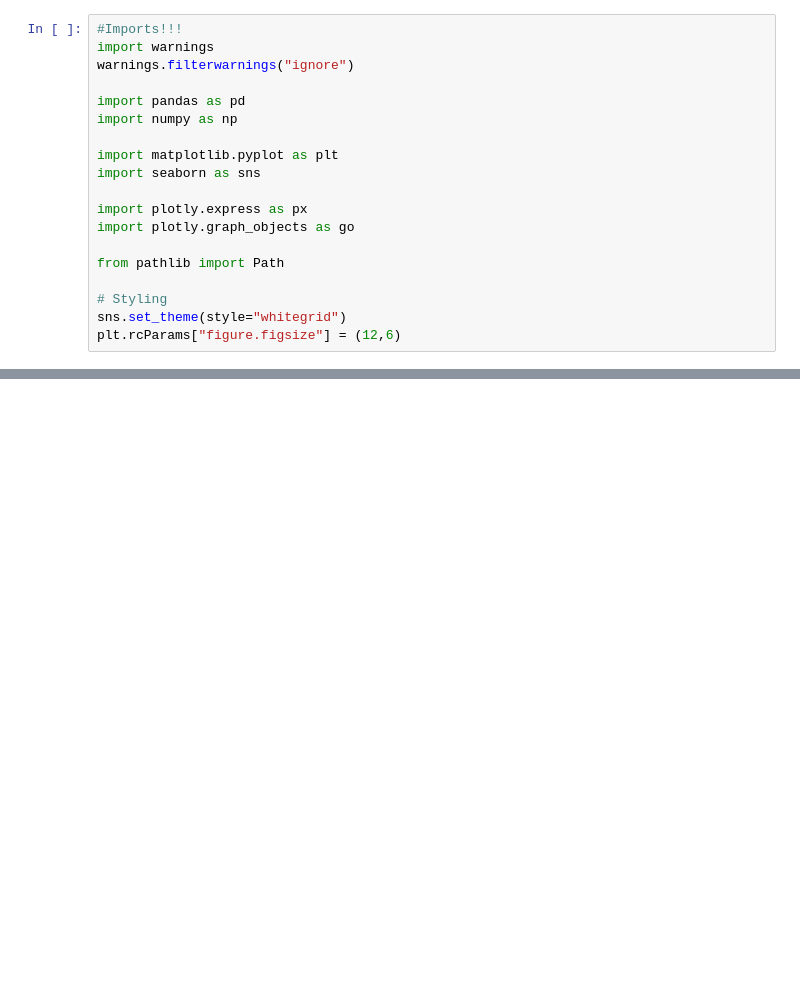
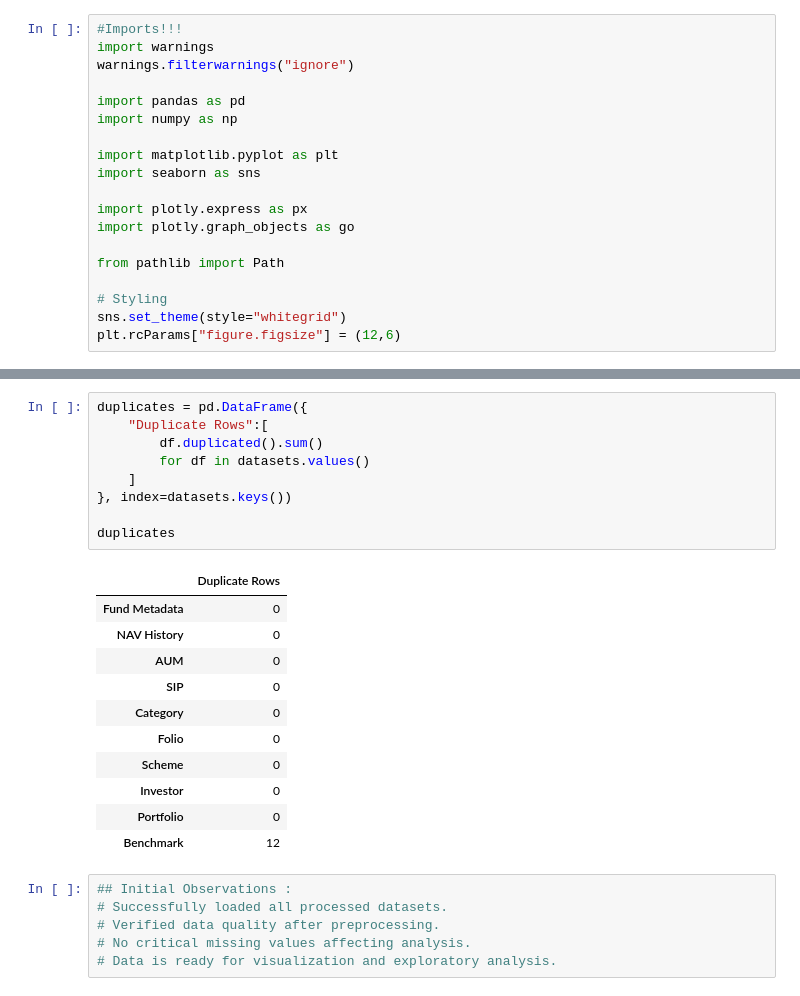
Before and after one commit to VANSHxGIT/CapstoneProject.Mutual_Fund_Analysis, a Jupyter notebook: notebooks/EDA_Analysis.ipynb, the cells around one changed output, grey strips where cells are left out. Drawn from its saved outputs; the diff is of its cells as text; blank space fills up the shorter version.

```diff
--- a/notebooks/EDA_Analysis.ipynb
+++ b/notebooks/EDA_Analysis.ipynb
@@ -60,0 +240,27 @@ FileNotFoundError: [Errno 2] No such file or directory: 'Mutual Fund Analytics\\
+# %%
+duplicates = pd.DataFrame({
+    "Duplicate Rows":[
+        df.duplicated().sum()
+        for df in datasets.values()
+    ]
+}, index=datasets.keys())
+
+duplicates
+# %% [output]
+|  | Duplicate Rows |
+| Fund Metadata | 0 |
+| NAV History | 0 |
+| AUM | 0 |
+| SIP | 0 |
+| Category | 0 |
+| Folio | 0 |
+| Scheme | 0 |
+| Investor | 0 |
+| Portfolio | 0 |
+| Benchmark | 12 |
+# %%
+## Initial Observations :
+# Successfully loaded all processed datasets.
+# Verified data quality after preprocessing.
+# No critical missing values affecting analysis.
+# Data is ready for visualization and exploratory analysis.
```
Also changed, not shown: parts of 5 cells of this notebook.
